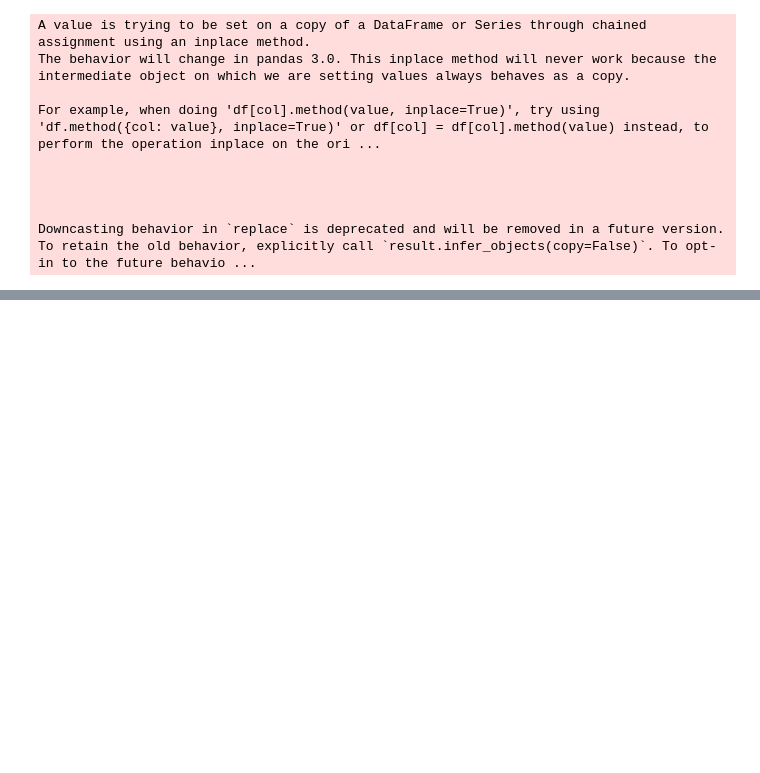
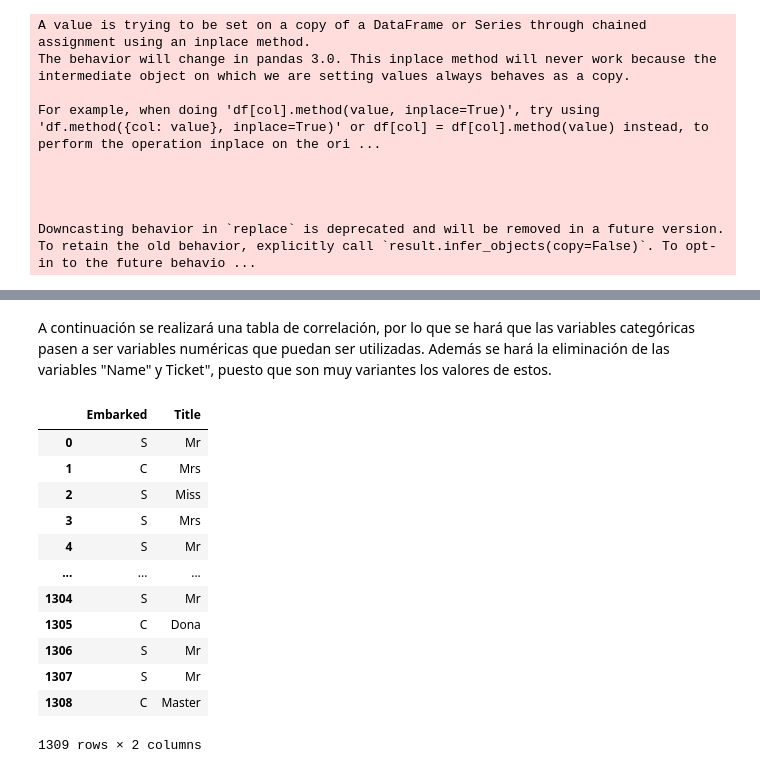
Before and after one commit to AndresOrantes/Reto_Titanic_Equipo5, a Jupyter notebook: InicioTitanic.ipynb, the cells around one changed output, grey strips where cells are left out. Drawn from its saved outputs; the diff is of its cells as text; code cells hidden in the pictures; blank space fills up the shorter version.

```diff
--- a/InicioTitanic.ipynb
+++ b/InicioTitanic.ipynb
@@ -297,0 +272,2 @@ Family   -0.079588  1.000000
+# %% [markdown]
+A continuación se realizará una tabla de correlación, por lo que se hará que las variables categóricas pasen a ser variables numéricas que puedan ser utilizadas. Además se hará la eliminación de las variables "Name" y Ticket", puesto que son muy variantes los valores de estos.
@@ -297,0 +278,16 @@ Family   -0.079588  1.000000
+# %%
+df[categorical_columns]
+# %% [output]
+|  | Embarked | Title |
+| 0 | S | Mr |
+| 1 | C | Mrs |
+| 2 | S | Miss |
+| 3 | S | Mrs |
+| 4 | S | Mr |
+| ... | ... | ... |
+| 1304 | S | Mr |
+| 1305 | C | Dona |
+| 1306 | S | Mr |
+| 1307 | S | Mr |
+| 1308 | C | Master |
+1309 rows × 2 columns
```
Also changed, not shown: parts of 12 cells of this notebook.
